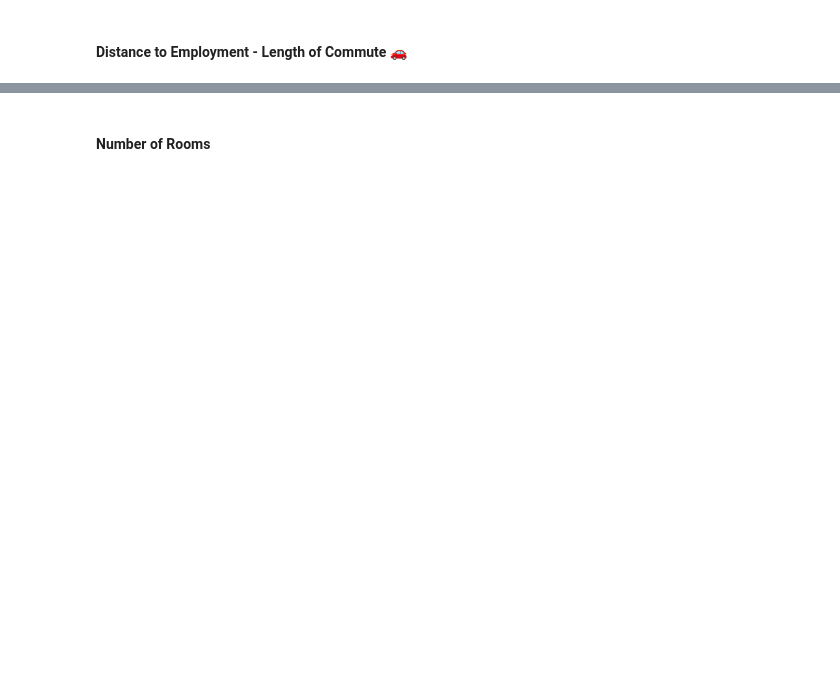
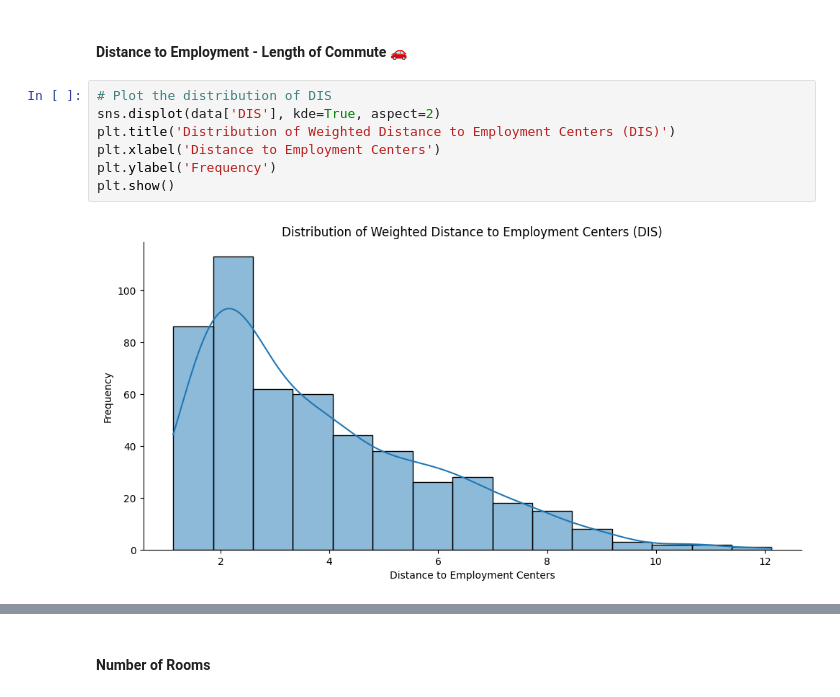
Before and after one commit to Anan014/Python_Pro_Bootcamp, a Jupyter notebook: day81-Predict_House_Prices/Multivariable_Regression_and_Valuation_Model.ipynb, the cells around one changed output, grey strips where cells are left out. Drawn from its saved outputs; the diff is of its cells as text; blank space fills up the shorter version.

```diff
--- a/day81-Predict_House_Prices/Multivariable_Regression_and_Valuation_Model.ipynb
+++ b/day81-Predict_House_Prices/Multivariable_Regression_and_Valuation_Model.ipynb
@@ -218,2 +241,11 @@ What do you notice in the distributions of the data?
 # %% [markdown]
 #### Distance to Employment - Length of Commute 🚗
+# %%
+# Plot the distribution of DIS
+sns.displot(data['DIS'], kde=True, aspect=2)
+plt.title('Distribution of Weighted Distance to Employment Centers (DIS)')
+plt.xlabel('Distance to Employment Centers')
+plt.ylabel('Frequency')
+plt.show()
+# %% [output]
+[figure, added]
```
Also changed, not shown: parts of 11 cells of this notebook.
